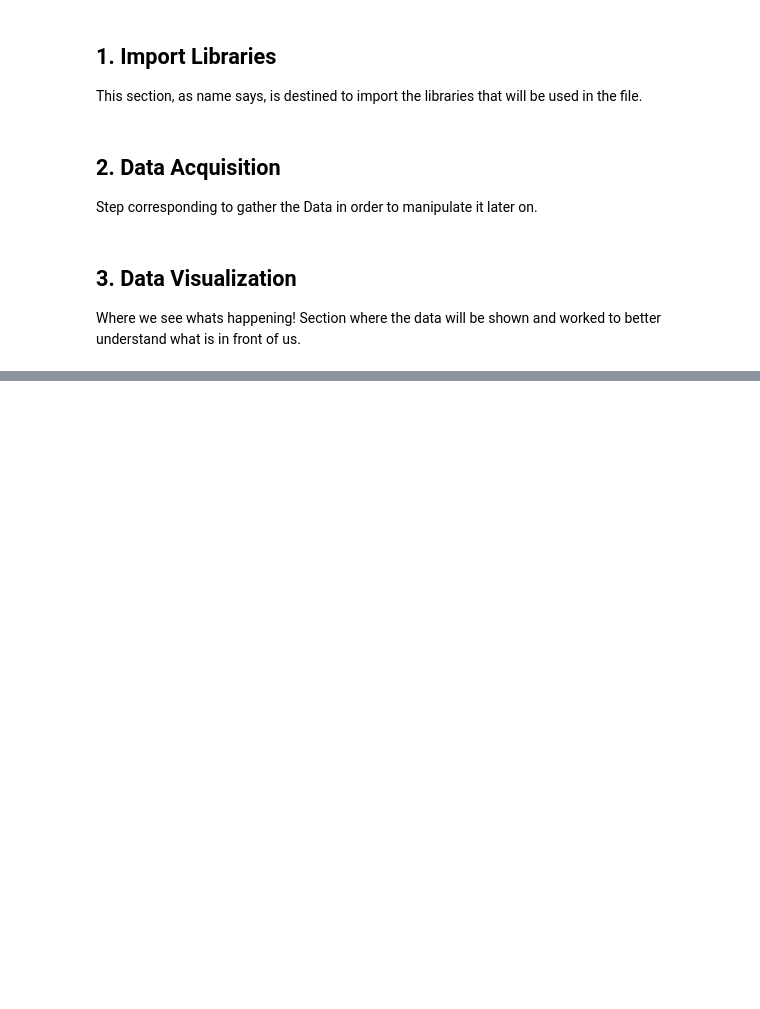
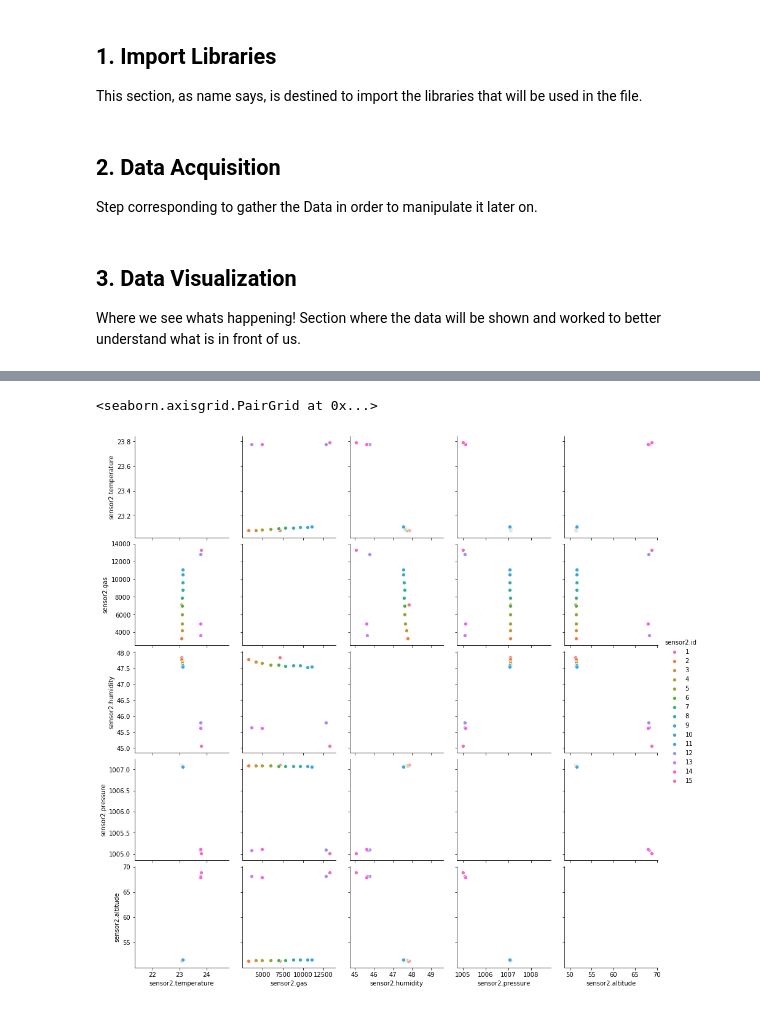
Before and after one commit to tiago-fontes/PEI, a Jupyter notebook: AlertAI/DataVisualization.ipynb, the cells around one changed output, grey strips where cells are left out. Cells and saved outputs as stored; diff of their text form; code cells hidden in the pictures; blank space fills up the shorter version.

```diff
--- a/AlertAI/DataVisualization.ipynb
+++ b/AlertAI/DataVisualization.ipynb
@@ -21,0 +69,5 @@ Section where the data will be shown and worked to better understand what is in
+# %%
+sns.pairplot(hue='sensor2.id',data=dataSensor2)
+# %% [output]
+<seaborn.axisgrid.PairGrid at 0x...>
+[figure, added]
```
Also changed, not shown: parts of 8 cells of this notebook.
